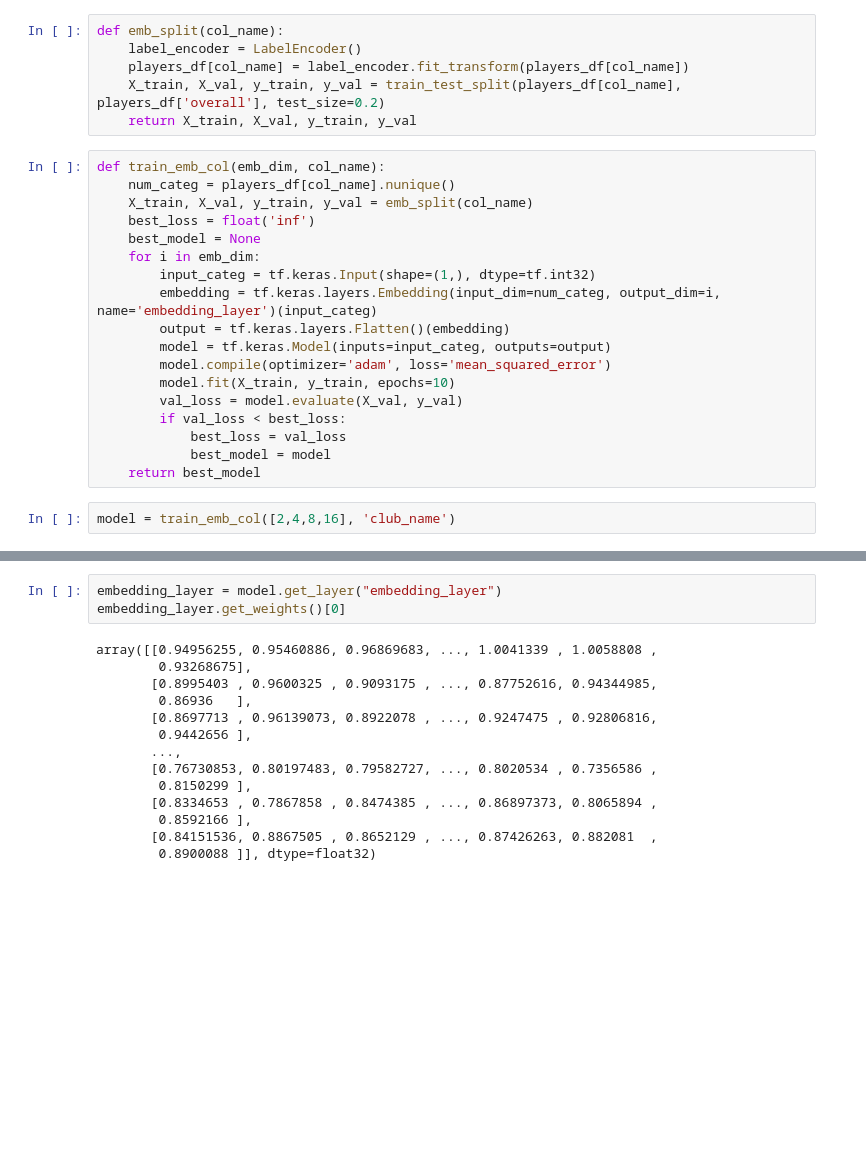
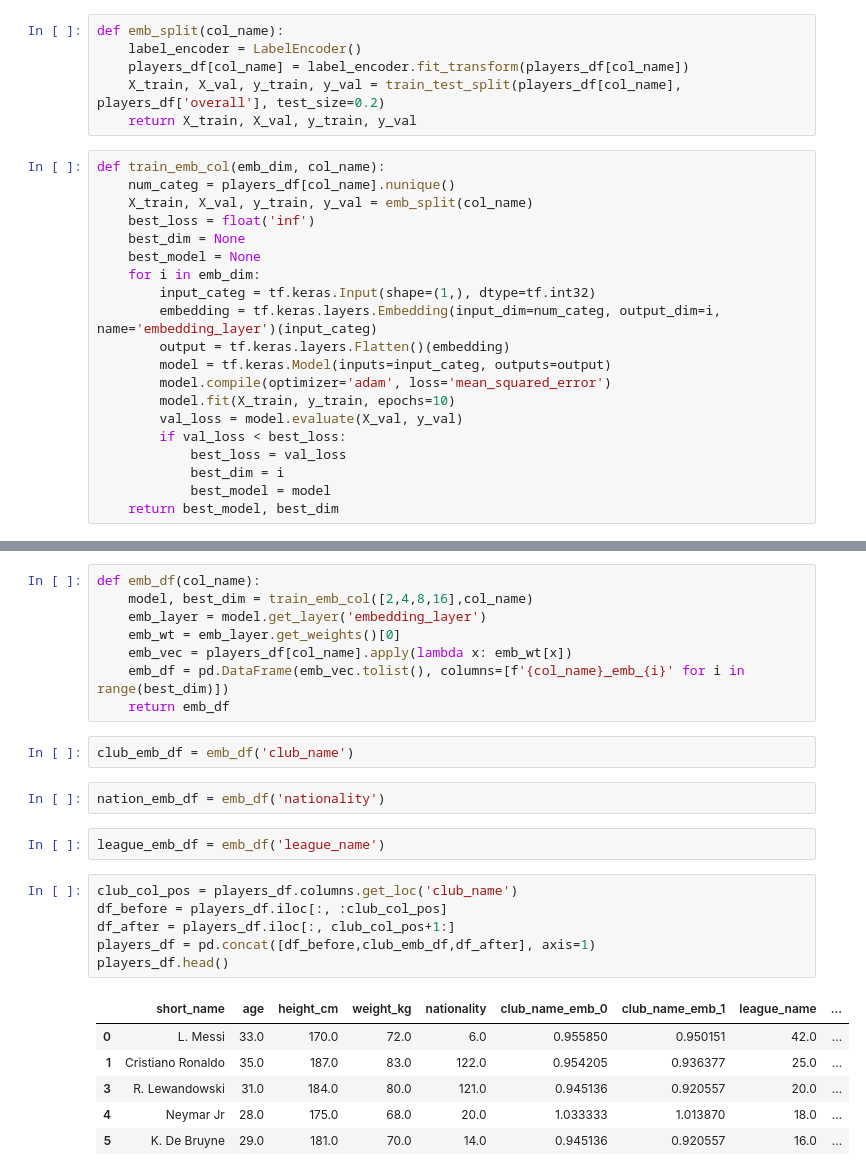
Before and after one commit to akshitlangeh123/FIFA-Seer, a Jupyter notebook: preprocess.ipynb, the cells around one changed output, grey strips where cells are left out. Saved outputs shown, nothing was run; the diff lists cells and outputs as text; blank space fills up the shorter version.

Commit message:
concat embedded columns

```diff
--- a/preprocess.ipynb
+++ b/preprocess.ipynb
@@ -186,6 +186,7 @@ def train_emb_col(emb_dim, col_name):
     num_categ = players_df[col_name].nunique()
     X_train, X_val, y_train, y_val = emb_split(col_name)
     best_loss = float('inf')
+    best_dim = None
     best_model = None
     for i in emb_dim:
         input_categ = tf.keras.Input(shape=(1,), dtype=tf.int32)
@@ -197,7 +198,6 @@ def train_emb_col(emb_dim, col_name):
         val_loss = model.evaluate(X_val, y_val)
         if val_loss < best_loss:
             best_loss = val_loss
+            best_dim = i
             best_model = model
-    return best_model
+    return best_model, best_dim
-# %%
-model = train_emb_col([2,4,8,16], 'club_name')
@@ -224,17 +204,27 @@ Epoch 10/10
-# %%
-embedding_layer = model.get_layer("embedding_layer")
-embedding_layer.get_weights()[0]
-# %% [output]
-array([[0.94956255, 0.95460886, 0.96869683, ..., 1.0041339 , 1.0058808 ,
-        0.93268675],
-       [0.8995403 , 0.9600325 , 0.9093175 , ..., 0.87752616, 0.94344985,
-        0.86936   ],
-       [0.8697713 , 0.96139073, 0.8922078 , ..., 0.9247475 , 0.92806816,
-        0.9442656 ],
-       ...,
-       [0.76730853, 0.80197483, 0.79582727, ..., 0.8020534 , 0.7356586 ,
-        0.8150299 ],
-       [0.8334653 , 0.7867858 , 0.8474385 , ..., 0.86897373, 0.8065894 ,
-        0.8592166 ],
-       [0.84151536, 0.8867505 , 0.8652129 , ..., 0.87426263, 0.882081  ,
-        0.8900088 ]], dtype=float32)
+# %%
+def emb_df(col_name):
+    model, best_dim = train_emb_col([2,4,8,16],col_name)
+    emb_layer = model.get_layer('embedding_layer')
+    emb_wt = emb_layer.get_weights()[0]
+    emb_vec = players_df[col_name].apply(lambda x: emb_wt[x])
+    emb_df = pd.DataFrame(emb_vec.tolist(), columns=[f'{col_name}_emb_{i}' for i in range(best_dim)])
+    return emb_df
+# %%
+club_emb_df = emb_df('club_name')
+# %%
+nation_emb_df = emb_df('nationality')
+# %%
+league_emb_df = emb_df('league_name')
+# %%
+club_col_pos = players_df.columns.get_loc('club_name')
+df_before = players_df.iloc[:, :club_col_pos]
+df_after = players_df.iloc[:, club_col_pos+1:]
+players_df = pd.concat([df_before,club_emb_df,df_after], axis=1)
+players_df.head()
+# %% [output]
+|  | short_name | age | height_cm | weight_kg | nationality | club_name_emb_0 | club_name_emb_1 | league_name | ... |
+| 0 | L. Messi | 33.0 | 170.0 | 72.0 | 6.0 | 0.955850 | 0.950151 | 42.0 | ... |
+| 1 | Cristiano Ronaldo | 35.0 | 187.0 | 83.0 | 122.0 | 0.954205 | 0.936377 | 25.0 | ... |
+| 3 | R. Lewandowski | 31.0 | 184.0 | 80.0 | 121.0 | 0.945136 | 0.920557 | 20.0 | ... |
+| 4 | Neymar Jr | 28.0 | 175.0 | 68.0 | 20.0 | 1.033333 | 1.013870 | 18.0 | ... |
+| 5 | K. De Bruyne | 29.0 | 181.0 | 70.0 | 14.0 | 0.945136 | 0.920557 | 16.0 | ... |
```
Also changed, not shown: parts of 3 cells of this notebook.
